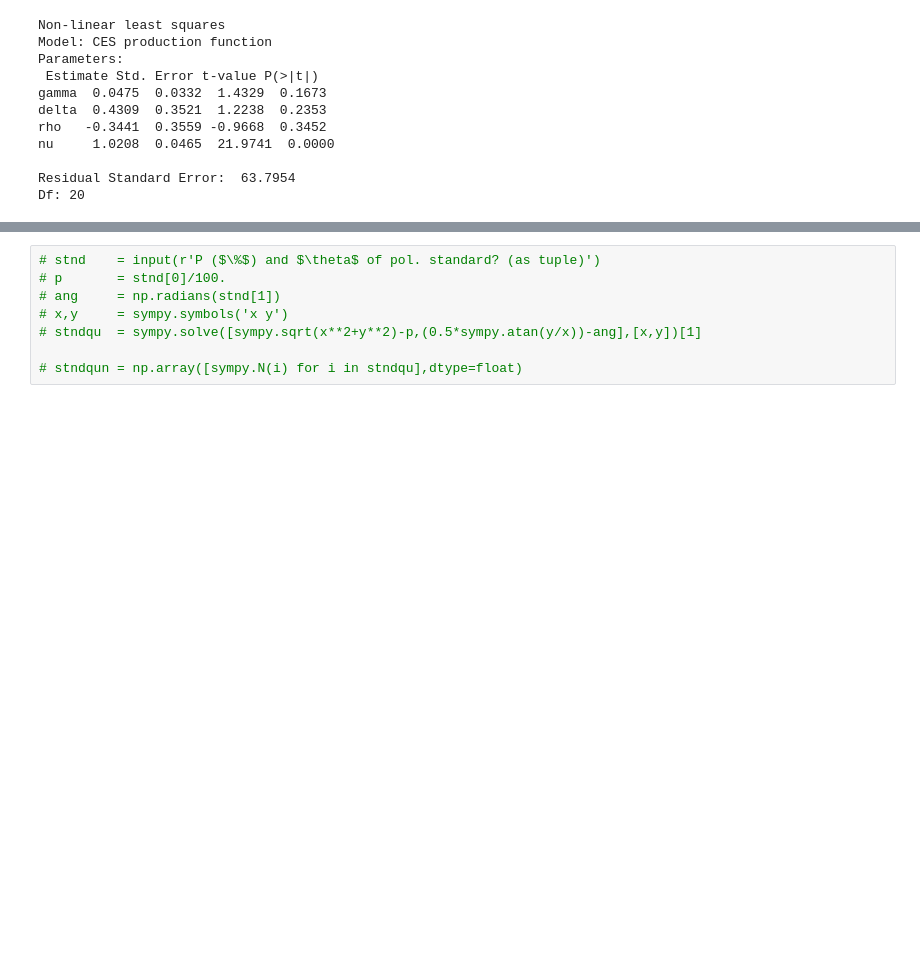
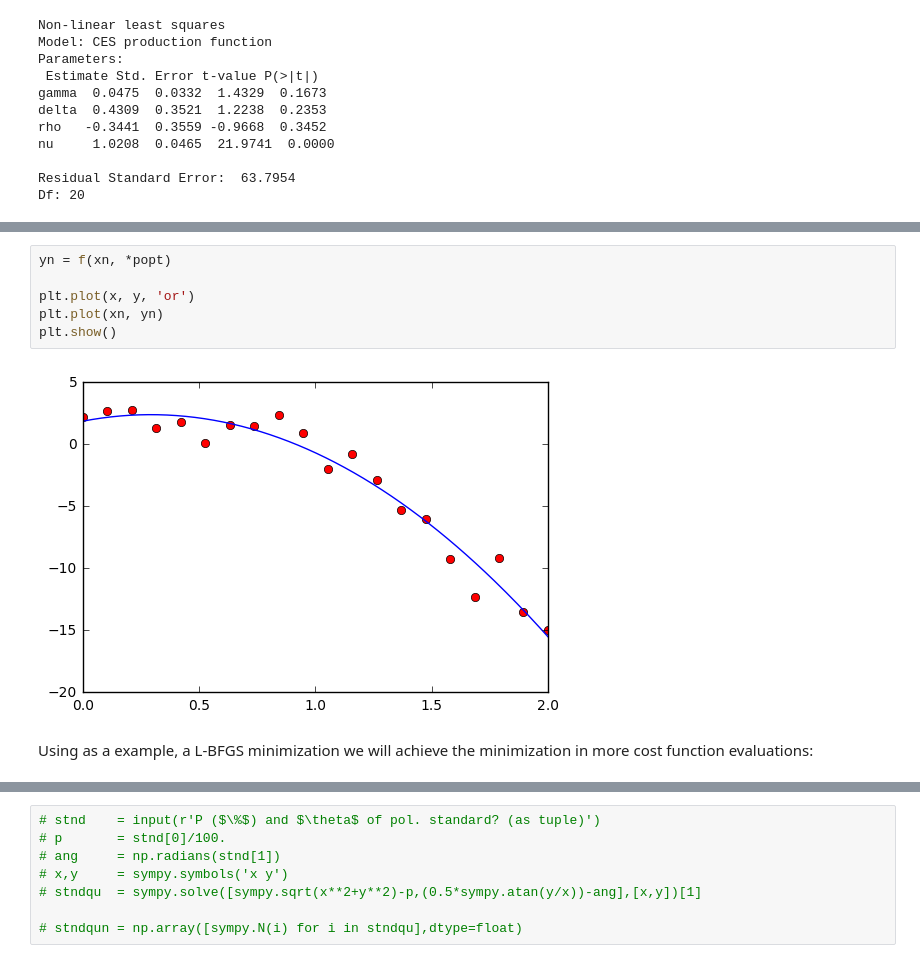
Before and after one commit to jonduan/Economics_note, a Jupyter notebook: econometrics/ECON545/Nonlinear Least Square Regression.ipynb, the cells around one changed output, grey strips where cells are left out. Saved outputs shown, nothing was run; the diff lists cells and outputs as text; blank space fills up the shorter version.

```diff
--- a/econometrics/ECON545/Nonlinear Least Square Regression.ipynb
+++ b/econometrics/ECON545/Nonlinear Least Square Regression.ipynb
@@ -301,0 +408,10 @@ Df: 20
+# %%
+yn = f(xn, *popt)
+
+plt.plot(x, y, 'or')
+plt.plot(xn, yn)
+plt.show()
+# %% [output]
+[figure, added]
+# %% [markdown]
+Using as a example, a L-BFGS minimization we will achieve the minimization in more cost function evaluations:
```
Also changed, not shown: parts of 12 cells of this notebook, 8 other files.
